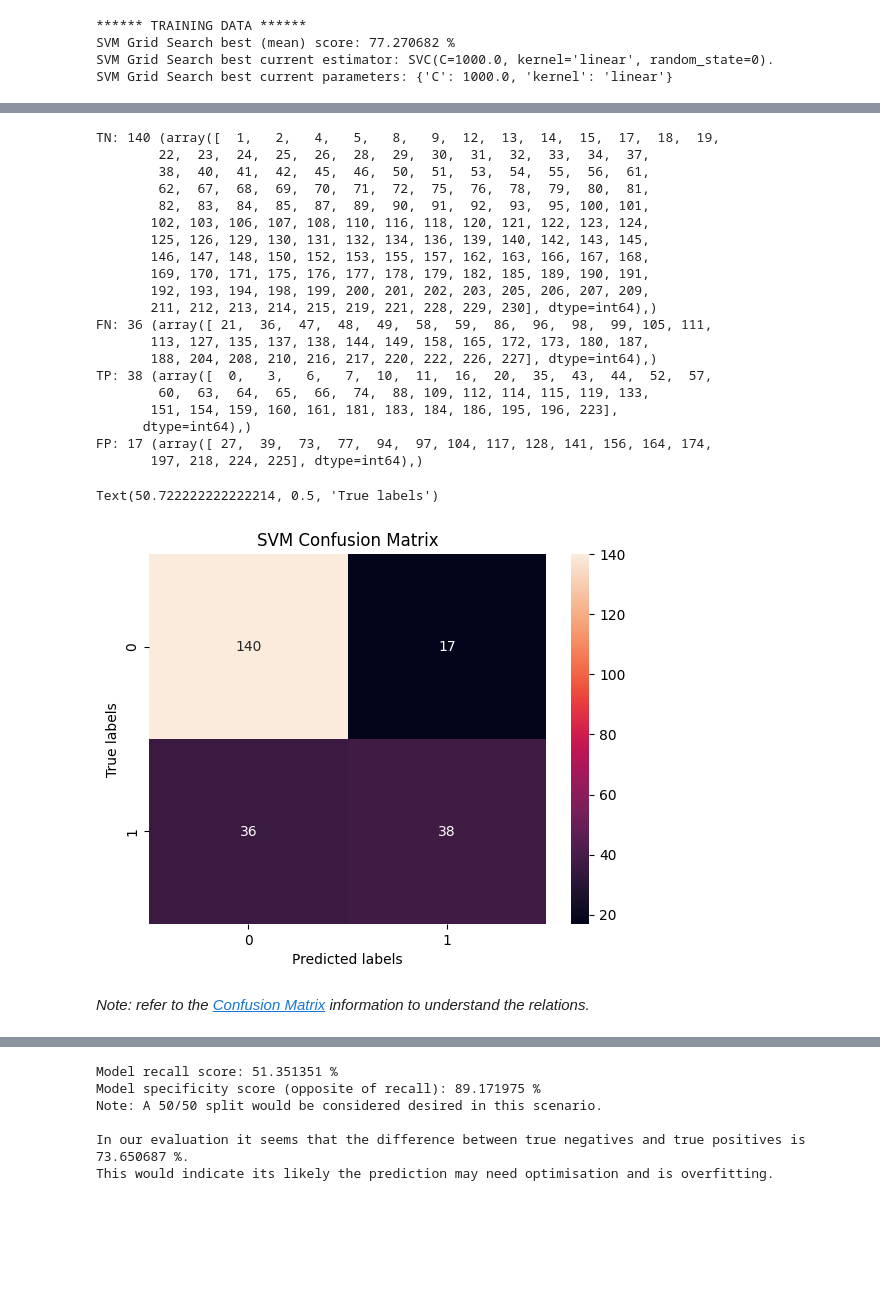
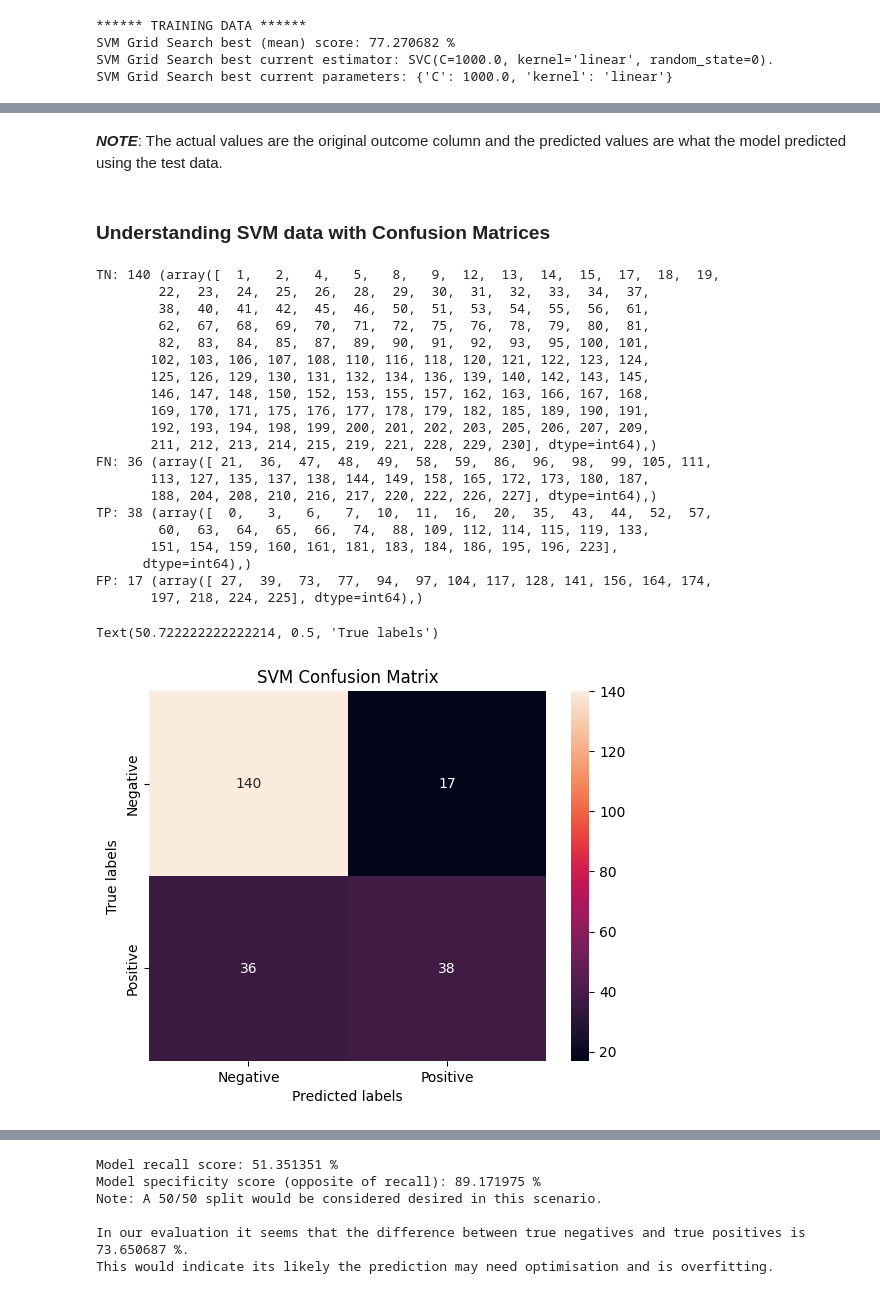
Before and after one commit to xLightless/uni-machine-learning, a Jupyter notebook: uni-machine-learning/Individual Assignment/main.ipynb, the cells around one changed output, grey strips where cells are left out. Cells and saved outputs as stored; diff of their text form; code cells hidden in the pictures; blank space fills up the shorter version.

```diff
--- a/uni-machine-learning/Individual Assignment/main.ipynb
+++ b/uni-machine-learning/Individual Assignment/main.ipynb
@@ -212,0 +156,6 @@ After fitting our features we need to standardised them to prevent overhead. Thi
+# %%
+# Create a standard scaler for our features.
+# For our configuration we have no additional
+# pipeline steps therefore a simple object should suffice.
+svm_scaler = StandardScaler()
+svm_scaler.fit(X_features)
@@ -386,17 +412,17 @@ If the report tells us that the stats are 100% then its likely to have identical
 
 # Use the SVM Grid search best hyperparameter as our fitting
 # print(features)
-y_test_pred = best_svm_classifier.predict(X_test)
+svm_y_test_pred = best_svm_classifier.predict(X_test)
 
 svm_test_accuracy = accuracy_score(
     y_test,
-    y_test_pred
+    svm_y_test_pred
 )
 
 # SVM Model Test data precision score
 svm_test_precision = precision_score(
     y_test,
-    y_test_pred,
+    svm_y_test_pred,
     average="weighted"
 )
 
@@ -409,12 +435,6 @@ print(
     "\nAccuracy score: " + "%.6f" % (svm_test_accuracy*100) + " %",
     "\nPrecision score: " + "%.6f" % (svm_test_precision*100) + " %",
 )
-
-# Actual values vs Predicted values
-actual_values = np.array(y_test)
-pred_values = np.array(y_test_pred)
-print(actual_values)
-print(pred_values)
 # %% [output]
 ****** SVM TEST DATA ******
 SVC(C=1000.0, kernel='linear', random_state=0)
@@ -438,0 +443,6 @@ Precision score: 76.196379 %
+# %%
+# Actual values vs Predicted values
+actual_values = np.array(y_test)
+pred_values = np.array(svm_y_test_pred)
+print(actual_values)
+print(pred_values)
@@ -439,6 +464,18 @@ Precision score: 76.196379 %
+# %% [markdown]
+**_NOTE_**: The actual values are the original outcome column and the predicted values are what the model predicted using the test data.
+# %% [markdown]
+### Understanding SVM data with Confusion Matrices
 # %%
 # Plot the confusion matrix using the prediction and test values
 def get_confusion_matrix(actual_values, predicted_values):
+    """
+    Create a sklearn confusion matrix.
+
+    In binary classification, the count of true negatives is
+    C_{0,0}, false negatives is C_{1,0}, true positives is
+    C_{1,1} and false positives is C_{0,1}.
+    """
+
     return confusion_matrix(
     y_true=actual_values,
     y_pred=predicted_values
@@ -455,10 +492,10 @@ true_negatives = np.where((actual_values == 0) & (pred_values == 0))
 # Obtain the respective number of tn, fp, fn, tp.
 tn, fp, fn, tp = con_matrix.ravel()
 print(
-    f"\nTN: {tn}", true_negatives,
-    f"\nFN: {fn}", false_negatives,
-    f"\nTP: {tp}", true_positives,
-    f"\nFP: {fp}", false_positives
+    f"\nTN: {tn}",
+    f"\nFN: {fn}",
+    f"\nTP: {tp}",
+    f"\nFP: {fp}",
 )
 
 # print("Indexes of False Positives:", false_positives[0])
@@ -467,35 +504,35 @@ print(
 sns.heatmap(
     con_matrix,
     annot=True,
-    fmt="g"
+    fmt="g",
+    xticklabels=["Negative", "Positive"],
+    yticklabels=["Negative", "Positive"],
 )
 
 plt.title('SVM Confusion Matrix')
 plt.xlabel('Predicted labels')
 plt.ylabel('True labels')
 # %% [output]
 TN: 140 (array([  1,   2,   4,   5,   8,   9,  12,  13,  14,  15,  17,  18,  19,
         22,  23,  24,  25,  26,  28,  29,  30,  31,  32,  33,  34,  37,
         38,  40,  41,  42,  45,  46,  50,  51,  53,  54,  55,  56,  61,
         62,  67,  68,  69,  70,  71,  72,  75,  76,  78,  79,  80,  81,
         82,  83,  84,  85,  87,  89,  90,  91,  92,  93,  95, 100, 101,
        102, 103, 106, 107, 108, 110, 116, 118, 120, 121, 122, 123, 124,
        125, 126, 129, 130, 131, 132, 134, 136, 139, 140, 142, 143, 145,
        146, 147, 148, 150, 152, 153, 155, 157, 162, 163, 166, 167, 168,
        169, 170, 171, 175, 176, 177, 178, 179, 182, 185, 189, 190, 191,
        192, 193, 194, 198, 199, 200, 201, 202, 203, 205, 206, 207, 209,
        211, 212, 213, 214, 215, 219, 221, 228, 229, 230], dtype=int64),)
 FN: 36 (array([ 21,  36,  47,  48,  49,  58,  59,  86,  96,  98,  99, 105, 111,
        113, 127, 135, 137, 138, 144, 149, 158, 165, 172, 173, 180, 187,
        188, 204, 208, 210, 216, 217, 220, 222, 226, 227], dtype=int64),)
 TP: 38 (array([  0,   3,   6,   7,  10,  11,  16,  20,  35,  43,  44,  52,  57,
         60,  63,  64,  65,  66,  74,  88, 109, 112, 114, 115, 119, 133,
        151, 154, 159, 160, 161, 181, 183, 184, 186, 195, 196, 223],
       dtype=int64),)
 FP: 17 (array([ 27,  39,  73,  77,  94,  97, 104, 117, 128, 141, 156, 164, 174,
        197, 218, 224, 225], dtype=int64),)
 Text(50.722222222222214, 0.5, 'True labels')
-[figure, old version]
+[figure, new version]
-# %% [markdown]
-*Note: refer to the <a id='toc2_1_1_'></a>[Confusion Matrix](#toc0_) information to understand the relations.*
 # %% [markdown]
```
Also changed, not shown: parts of 52 cells of this notebook.
